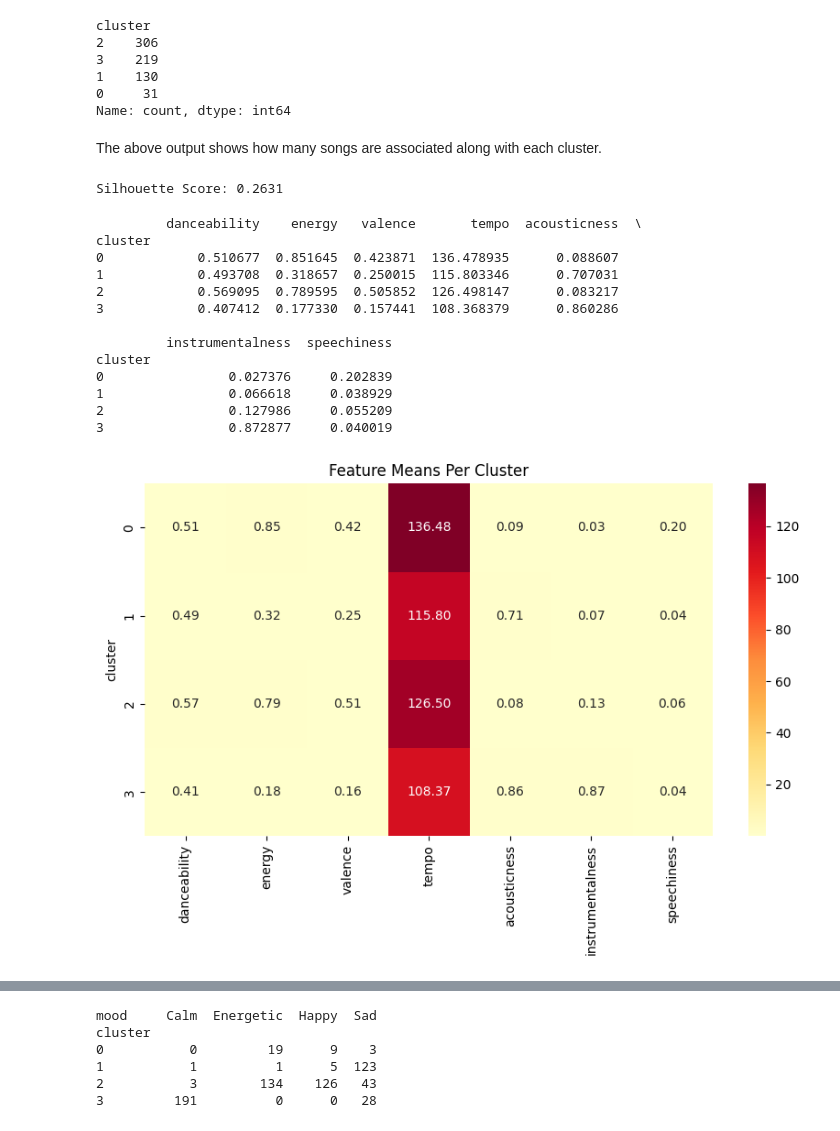
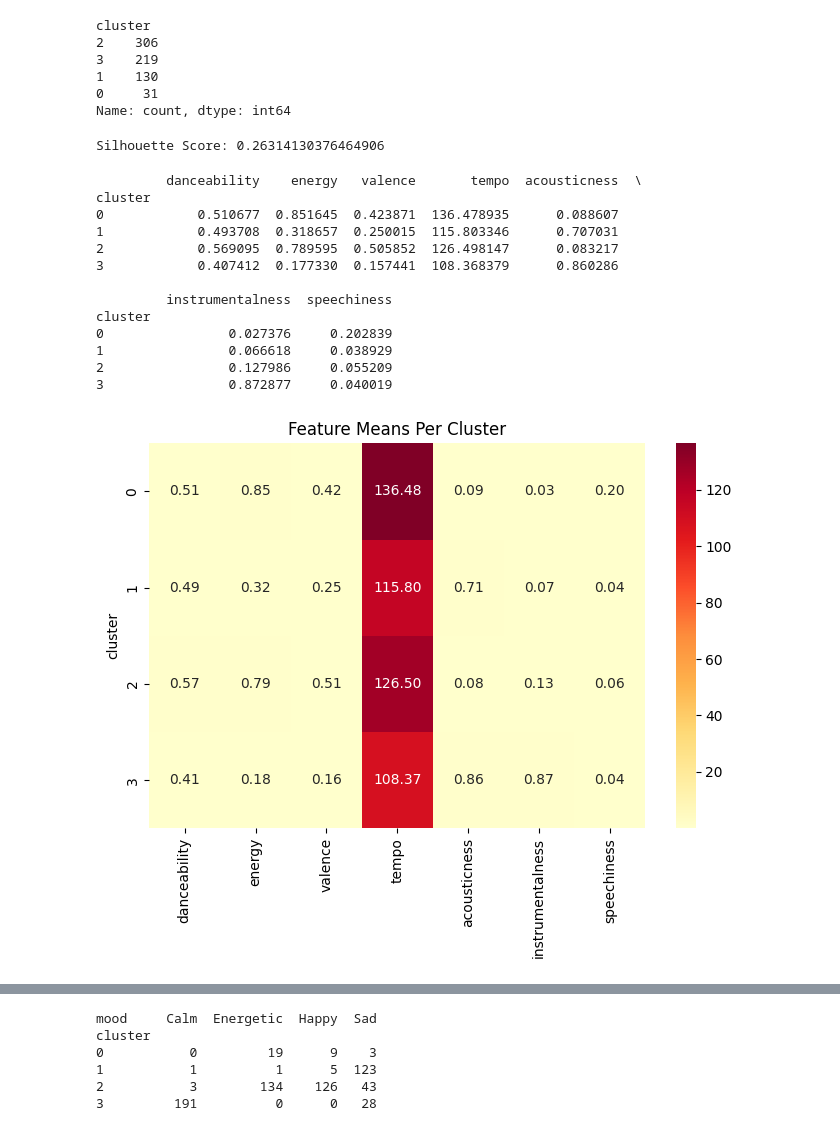
Before and after one commit to MahimaR0927/spotify-clustering-project, a Jupyter notebook: notebooks/clustering.ipynb, the cells around one changed output, grey strips where cells are left out. Saved outputs shown, nothing was run; the diff lists cells and outputs as text; code cells hidden in the pictures.

Commit message:
added new plots

```diff
--- a/notebooks/clustering.ipynb
+++ b/notebooks/clustering.ipynb
@@ -24,13 +112,11 @@ df.head()
 # %%
 #selecting the features + scaling them
 
-features = [
-    "danceability", "energy", "valence", "tempo", "acousticness",
-    "instrumentalness", "speechiness"]
+features = ["danceability", "energy", "valence", "tempo", "acousticness", "instrumentalness", "speechiness"]
 
 X = df[features]
 
 scaler = StandardScaler()
 X_scaled = scaler.fit_transform(X)
-print("Scaling shape:", X_scaled.shape)
+print(X_scaled.shape)
 # %% [output]
@@ -38,15 +124,15 @@ Scaling shape: (686, 7)
 # %%
 #Elbow method
-inertia = []
+elbow_inertia = []
 k_range = range(2, 7)
 
 for k in k_range:
-    km = KMeans(n_clusters=k, random_state=42, n_init = 10)
-    km.fit(X_scaled)
-    inertia.append(km.inertia_)
+    k_means = KMeans(n_clusters = k, random_state = 42, n_init = 10)
+    k_means.fit(X_scaled)
+    elbow_inertia.append(k_means.inertia_)
 
-plt.figure(figsize=(8, 4))
-plt.plot(k_range, inertia, marker='o', color='steelblue')
+plt.figure(figsize = (8, 4))
+plt.plot(k_range, elbow_inertia, color = 'steelblue')
 plt.xlabel("Number of Cluster(k)")
 plt.ylabel("Inertia")
 plt.title("Elbow Method to Find Optimal k")
@@ -117,11 +191,13 @@ Better feature set: Without loudness
 For code cell above, I began to begin scaling the features I need for K-means clustering model. Since I attempt to answer the question of "Do clusters formed from audio features correspond to overall moods?" In the dataset, there were these audio features already present: danceability, energy, valence, tempo, acousticness, instrumentalness, speechiness, and loudness. However, one thing I noticed that loudness and energy are very similar and didn't want the K-means clustering to count for it twice. So in order to compare whether or not I should include loudness in my scaled features for the k-means clustering, I scaled both of them and compared which one performed better. And since the silhouette score without loudness had a number of 0.2631. And since it is more closer to 1 then with the loudness feature, it shows that there seems to be more of an apparent cluster bordering, confirming my earlier decision in the beginning cell.
 # %%
 #final K-Means Model
-OPTIMAL_K = 4
-km_final = KMeans(n_clusters=OPTIMAL_K, random_state=42, n_init=10)
-df["cluster"] = km_final.fit_predict(X_scaled)
+opt_k_val = 4
+kmeans_model = KMeans(n_clusters = opt_k_val, random_state = 42, n_init = 10)
+df["cluster"] = kmeans_model.fit_predict(X_scaled)
+
+#to show how many of the songs are within each cluster.
 print(df["cluster"].value_counts())
-df.to_csv("../data/clustered_spotify.csv", index=False)
+df.to_csv("../data/clustered_spotify.csv", index = False)
 # %% [output]
 cluster
 2    306
@@ -129,38 +205,36 @@ cluster
 1    130
 0     31
 Name: count, dtype: int64
-# %% [markdown]
-The above output shows how many songs are associated along with each cluster.
 # %%
 #final silhouette score
 score = silhouette_score(X_scaled, df["cluster"])
-print(f"Silhouette Score: {score:.4f}")
+print(f"Silhouette Score: {score}")
 # %% [output]
-Silhouette Score: 0.2631
+Silhouette Score: 0.26314130376464906
 # %%
-cluster_profile = df.groupby("cluster")[features].mean()
-print(cluster_profile)
+all_clusters = df.groupby("cluster")[features].mean()
+print(all_clusters)
 
-plt.figure(figsize=(10, 5))
-sns.heatmap(cluster_profile, annot=True, fmt=".2f", cmap="YlOrRd")
+plt.figure(figsize = (8, 5))
+sns.heatmap(all_clusters, annot=True, fmt=".2f", cmap="YlOrRd")
 plt.title("Feature Means Per Cluster")
 plt.savefig("../plots/feature_means_heatmap.png", dpi=150)
 plt.show()
 # %% [output]
          danceability    energy   valence       tempo  acousticness  \
 cluster
 0            0.510677  0.851645  0.423871  136.478935      0.088607
 1            0.493708  0.318657  0.250015  115.803346      0.707031
 2            0.569095  0.789595  0.505852  126.498147      0.083217
 3            0.407412  0.177330  0.157441  108.368379      0.860286
 
          instrumentalness  speechiness
 cluster
 0                0.027376     0.202839
 1                0.066618     0.038929
 2                0.127986     0.055209
 3                0.872877     0.040019
-[figure, old version]
+[figure, new version]
 # %%
 #normalizing cluster profile for the visualization since above
 #makes it look like tempo is really important compared to other features
```
Also changed, not shown: parts of 16 cells of this notebook, 14 other files.
